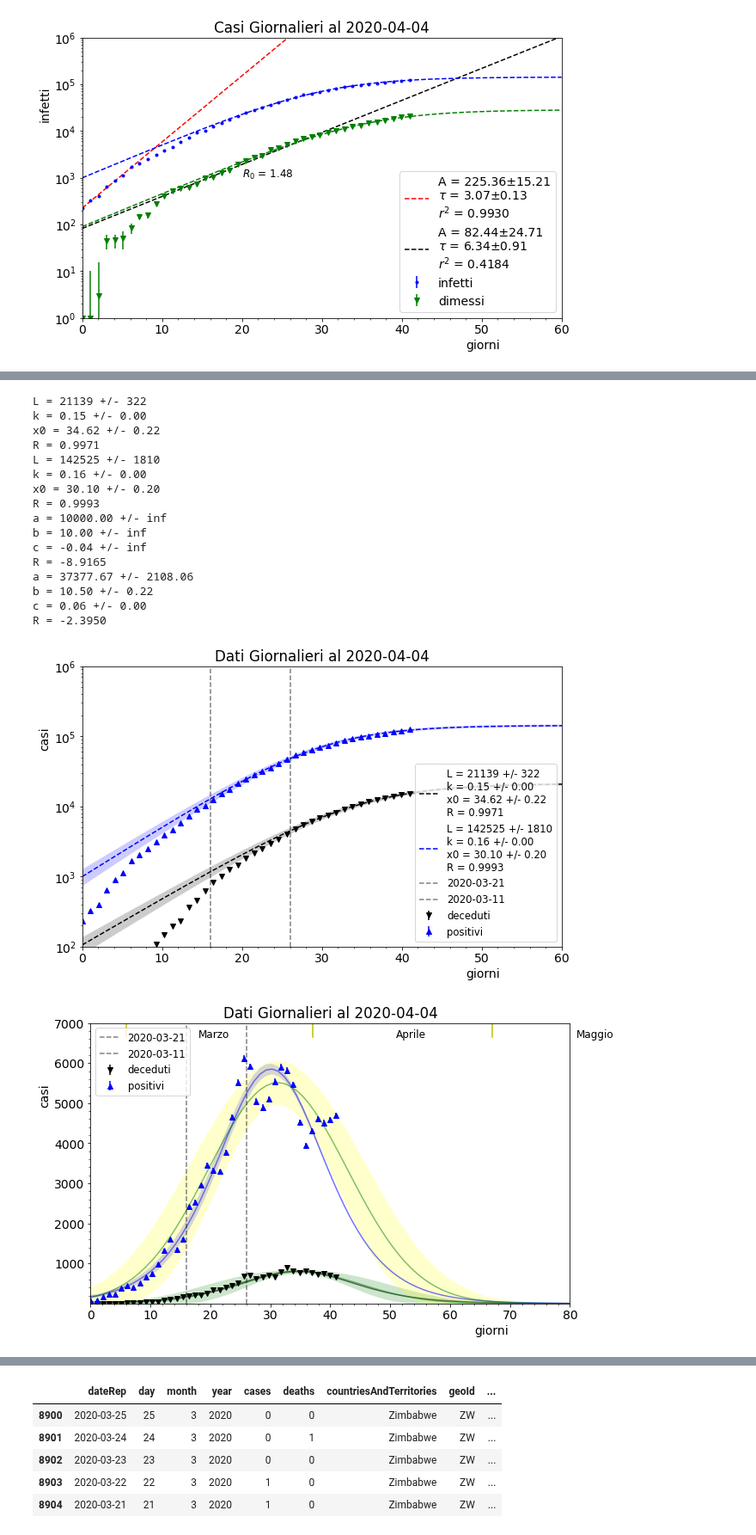
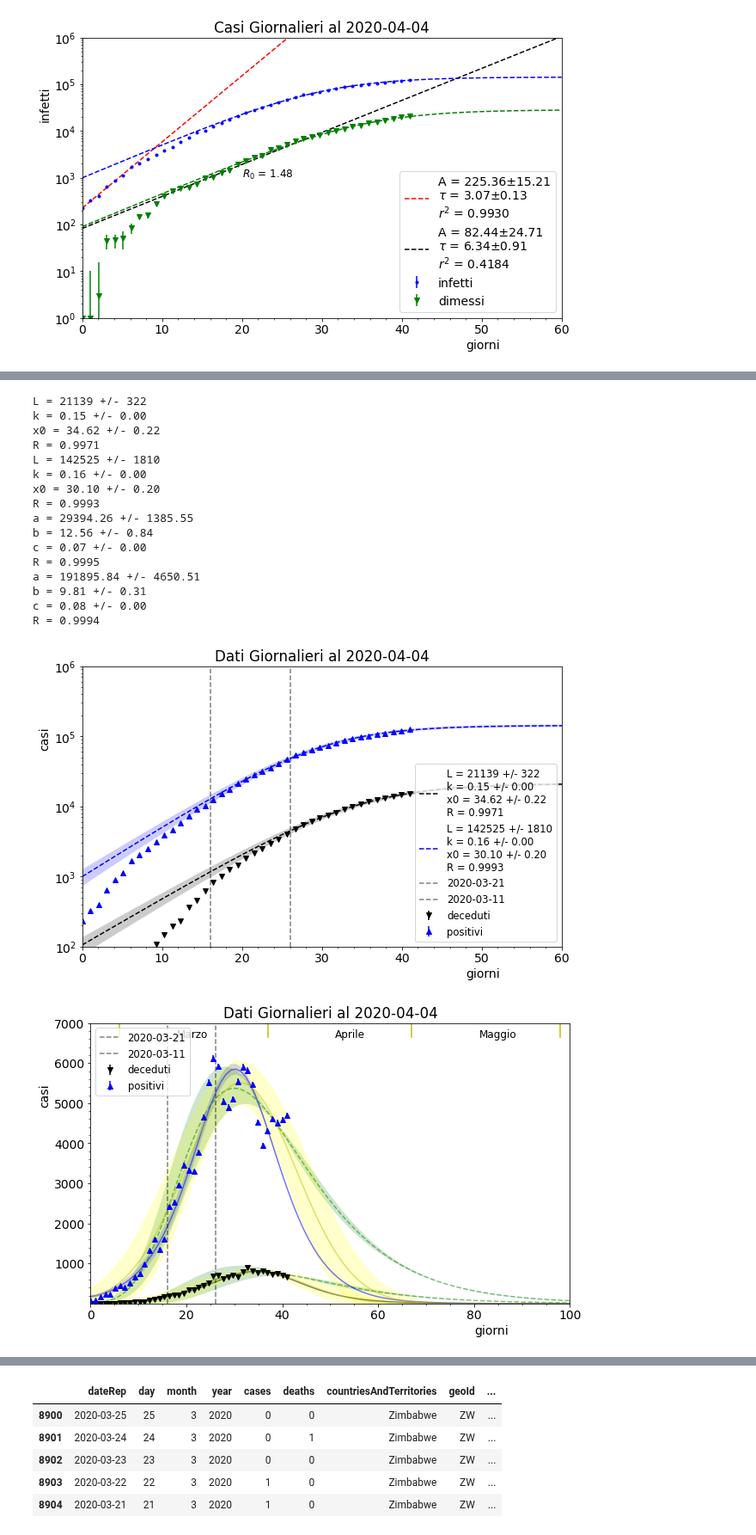
Before and after one commit to lorenzopaolucci/studenti, a Jupyter notebook: covid19.ipynb, the cells around one changed output, grey strips where cells are left out. Shown at 86% size. Cells and saved outputs as stored; diff of their text form; code cells hidden in the pictures.

```diff
--- a/covid19.ipynb
+++ b/covid19.ipynb
@@ -393,23 +393,20 @@ popt_g_ic,pcov_g_ic = curve_fit(Gauss3,x[x>fit_cut_lc], np.gradient(y2_int_IT[x>
 # popt_l_it,pcov_l_it = curve_fit(Logistic,x[x>fit_cut_lc], y3_int_IT[x>fit_cut_lc],
 #                                 p0=[1000.,0.5, 20.], sigma=err3_IT[x>fit_cut_lc])
 # perr_l_it = np.sqrt(np.diag(pcov_l_it))
-
-
 #r2_g_i=r2_score(np.gradient(y_int_IT[x>fit_cut_l], x[x>fit_cut_l]), Logistic(x, *popt_l_i))
 #r2_g_ic=r2_score(y_int_IT, Logistic(x, *popt_l_i))
-
 # r2_l_it=r2_score(y3_int_IT , Logistic(x, *popt_l_it))
-
-popt_geo_i,pcov_geo_i = curve_fit(Gompertz,x[x>fit_cut_l], y_int_IT[x>fit_cut_l], p0=[10000.,10., -0.04],
-                                  sigma=y_int_IT[x>fit_cut_l])
+######################################
+popt_geo_i,pcov_geo_i = curve_fit(Gompertz,x[x>fit_cut_l], y_int_IT[x>fit_cut_l], p0=[4500.,20., 0.01],
+                                  sigma=err_IT[x>fit_cut_l])
 perr_geo_i = np.sqrt(np.diag(pcov_geo_i))
 r2_geo_i=r2_score(y_int_IT[x>fit_cut_l], Gompertz(x[x>fit_cut_l], *popt_geo_i))
 print('a = {0:.2f} +/- {1:.2f}\nb = {2:.2f} +/- {3:.2f} \
 \nc = {4:.2f} +/- {5:.2f}\nR = {6:.4f}'.format(popt_geo_i[0], perr_geo_i[0], popt_geo_i[1], perr_geo_i[1],
                                                popt_geo_i[2], perr_geo_i[2], r2_geo_i))
 
-popt_geo_ic,pcov_geo_ic = curve_fit(Gompertz,x[x>fit_cut_lc], y_int_IT[x>fit_cut_lc], p0=[100000.,10., -0.04],
-                                    sigma=y2_int_IT[x>fit_cut_lc])
+popt_geo_ic,pcov_geo_ic = curve_fit(Gompertz,x[x>fit_cut_lc], y2_int_IT[x>fit_cut_lc], p0=[150000.,20., 0.01],
+                                    sigma=err2_IT[x>fit_cut_lc])
 perr_geo_ic = np.sqrt(np.diag(pcov_geo_ic))
 r2_geo_ic=r2_score(y2_int_IT[x>fit_cut_lc], Gompertz(x[x>fit_cut_lc], *popt_geo_ic))
 print('a = {0:.2f} +/- {1:.2f}\nb = {2:.2f} +/- {3:.2f} \
@@ -473,29 +470,37 @@ ax.errorbar(x, np.gradient(y2_int_IT,x), yerr=err2_IT, fmt='b^', label='positivi
 
 
 x = np.linspace(0, 100, 100)
-# ax.plot(x, np.gradient(Gompertz(x, *popt_g_i),x), 'b-', label='Gompertz-IT', alpha=0.5)
-# ax.fill_between(x, 0, np.gradient(Gompertz(x, *popt_g_i),x), facecolor='blue', alpha=0.5)
+
 y = np.gradient(Logistic(x, *popt_l_i), x)
 yp = np.gradient(Logistic(x, *popt_l_i) + 3*fitErr3(Logistic, x, popt_l_i, pcov_l_i),x)
 yl = np.gradient(Logistic(x, *popt_l_i) - 3*fitErr3(Logistic, x, popt_l_i, pcov_l_i),x)
 ax.plot(x, y, 'k-', alpha=0.5)
-ax.fill_between(x, yl, yp, facecolor='black', alpha=0.2)
+y = np.gradient(Gompertz(x, *popt_geo_i), x)
+yp = np.gradient(Gompertz(x, *popt_geo_i) + 3*fitErr3(Gompertz, x, popt_geo_i, pcov_geo_i),x)
+yl = np.gradient(Gompertz(x, *popt_geo_i) - 3*fitErr3(Gompertz, x, popt_geo_i, pcov_geo_i),x)
+ax.plot(x, y, 'g--', alpha=0.5)
+ax.fill_between(x, yl, yp, facecolor='green', alpha=0.2)
 y = Gauss3(x, *popt_g_i)
 yp = Gauss3(x, *popt_g_i) + 3*fitErr3(Gauss3, x, popt_g_i, pcov_g_i)
 yl = Gauss3(x, *popt_g_i) - 3*fitErr3(Gauss3, x, popt_g_i, pcov_g_i)
-ax.plot(x, y, 'g-', alpha=0.5)
-ax.fill_between(x, yl, yp, facecolor='green', alpha=0.2)
+ax.plot(x, y, 'y-', alpha=0.5)
+ax.fill_between(x, yl, yp, facecolor='yellow', alpha=0.2)
 
 ax.plot(x, np.gradient(Logistic(x, *popt_l_ic), x), 'b-', alpha=0.5)
 
-perr_l_i = np.sqrt(np.diag(pcov_l_i))
+y = np.gradient(Logistic(x, *popt_l_ic), x)
 yp = np.gradient(Logistic(x, *popt_l_ic) + 3*fitErr3(Logistic, x, popt_l_ic, pcov_l_ic),x)
 yl = np.gradient(Logistic(x, *popt_l_ic) - 3*fitErr3(Logistic, x, popt_l_ic, pcov_l_ic),x)
 ax.fill_between(x, yl, yp, facecolor='blue', alpha=0.2)
+y = np.gradient(Gompertz(x, *popt_geo_ic), x)
+yp = np.gradient(Gompertz(x, *popt_geo_ic) + 3*fitErr3(Gompertz, x, popt_geo_ic, pcov_geo_ic),x)
+yl = np.gradient(Gompertz(x, *popt_geo_ic) - 3*fitErr3(Gompertz, x, popt_geo_ic, pcov_geo_ic),x)
+ax.plot(x, y, 'g--', alpha=0.5)
+ax.fill_between(x, yl, yp, facecolor='green', alpha=0.2)
 y = Gauss3(x, *popt_g_ic)
 yp = Gauss3(x, *popt_g_ic) + 3*fitErr3(Gauss3, x, popt_g_ic, pcov_g_ic)
 yl = Gauss3(x, *popt_g_ic) - 3*fitErr3(Gauss3, x, popt_g_ic, pcov_g_ic)
-ax.plot(x, y, 'g-', alpha=0.5)
+ax.plot(x, y, 'y-', alpha=0.5)
 ax.fill_between(x, yl, yp, facecolor='yellow', alpha=0.2)
 
 
@@ -503,44 +508,44 @@ ax.fill_between(x, yl, yp, facecolor='yellow', alpha=0.2)
 ymax = 7000
 yptxt = ymax - ymax*0.05
 ax.set_ylim(1,ymax)
-ax.set_xlim(0,80)
+ax.set_xlim(0,100)
 ax.plot([6,6], [yptxt,ymax], 'y-')
 ax.plot([6+31,6+31], [yptxt,ymax], 'y-')
 ax.plot([6+31+30,6+31+30], [yptxt,ymax], 'y-')
 ax.plot([6+31+30+31,6+31+30+31], [yptxt,ymax], 'y-')
 ax.text(6+12, yptxt, 'Marzo', fontsize=12)
 ax.text(6+45, yptxt, 'Aprile', fontsize=12)
 ax.text(6+75, yptxt, 'Maggio', fontsize=12)
 ax.axvline(fit_cut_l, color='black', linestyle='--', label='{:s}'.format(df.iloc[fit_cut_l, 0][0:10]), alpha=0.5)
 ax.axvline(fit_cut_lc, color='black', linestyle='--', label='{:s}'.format(df.iloc[fit_cut_lc, 0][0:10]), alpha=0.5)
 
 ax.set_title('Dati Giornalieri al '+str(np.array(df['data'])[-1])[0:10])
 ax.set_xlabel('giorni', horizontalalignment = 'left', x=0.8)
 ax.set_ylabel('casi', horizontalalignment = 'left', y=0.7)
 # ax.set_yscale('log')
 plt.minorticks_on()
 plt.legend(loc=2, prop={'size':'small'})
 plt.show()
 save_popt_l_i=popt_l_i
 # %% [output]
 L = 21139 +/- 322
 k = 0.15 +/- 0.00
 x0 = 34.62 +/- 0.22
 R = 0.9971
 L = 142525 +/- 1810
 k = 0.16 +/- 0.00
 x0 = 30.10 +/- 0.20
 R = 0.9993
-a = 10000.00 +/- inf
-b = 10.00 +/- inf
-c = -0.04 +/- inf
-R = -8.9165
-a = 37377.67 +/- 2108.06
-b = 10.50 +/- 0.22
-c = 0.06 +/- 0.00
-R = -2.3950
+a = 29394.26 +/- 1385.55
+b = 12.56 +/- 0.84
+c = 0.07 +/- 0.00
+R = 0.9995
+a = 191895.84 +/- 4650.51
+b = 9.81 +/- 0.31
+c = 0.08 +/- 0.00
+R = 0.9994
 [figure]
-[figure, old version]
+[figure, new version]
 # %%
 T_days =  len(df)
 #from scipy.interpolate import spline
```
Also changed, not shown: parts of 3 cells of this notebook.
